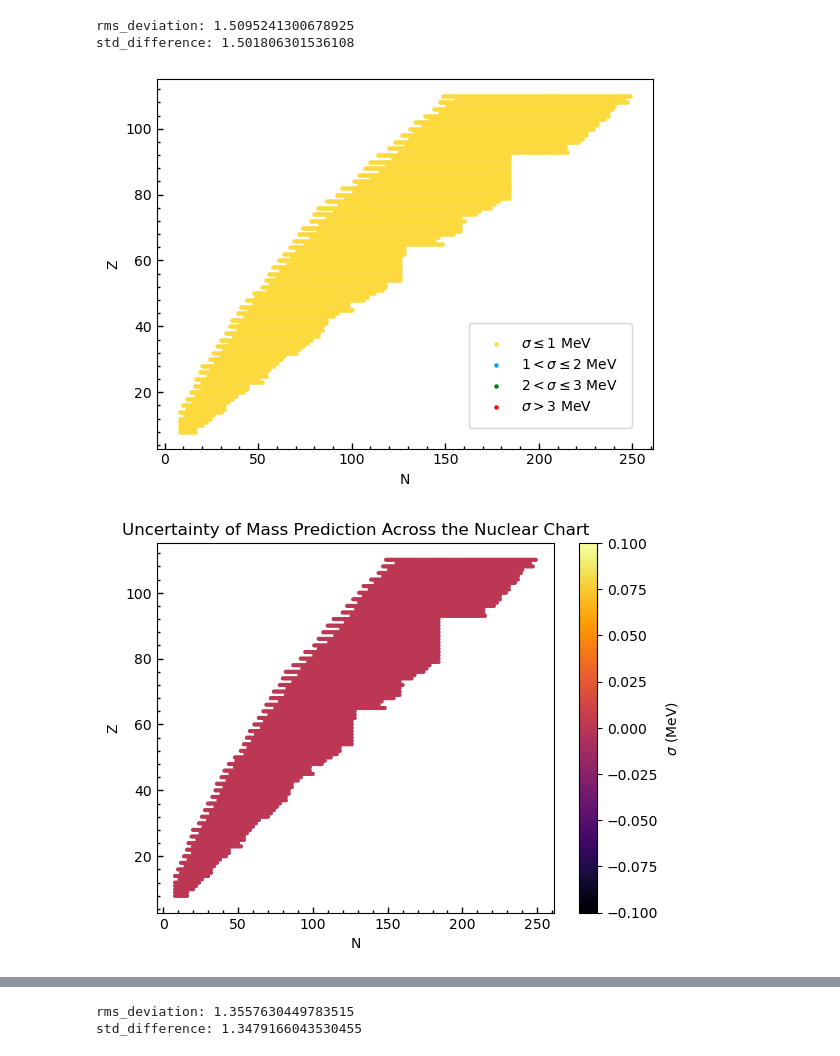
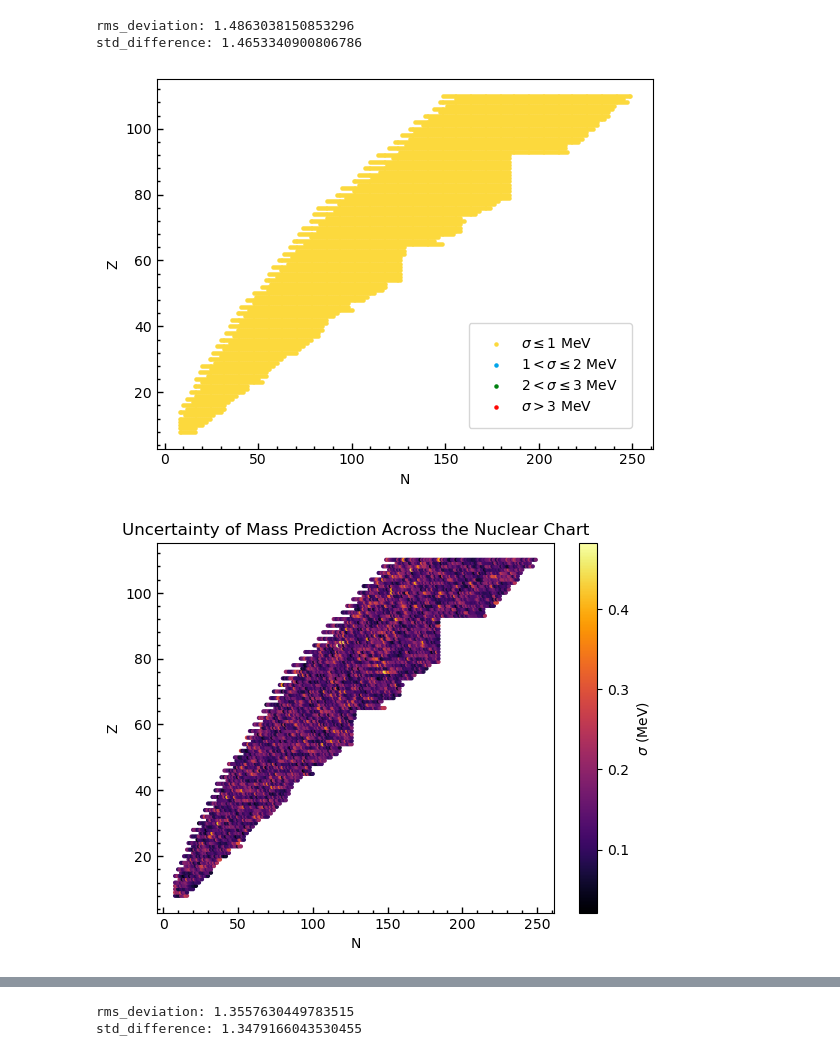
Before and after one commit to mzyudhistira/BSk24-Emu, a Jupyter notebook: analysis.ipynb, the cells around one changed output, grey strips where cells are left out. Saved outputs shown, nothing was run; the diff lists cells and outputs as text; code cells hidden in the pictures.

```diff
--- a/analysis.ipynb
+++ b/analysis.ipynb
@@ -10,12 +10,12 @@ import matplotlib.pyplot as plt
 import run_analysis
 import utils
 # %%
-result = ["EXT on diff, code:9186"]
+result = ["EXT on diff, code:5415"]
 dir = "data/output/"
 
 run_analysis.main(dir + result[0] + ".dat")
 # %% [output]
-rms_deviation: 1.5095241300678925
-std_difference: 1.501806301536108
+rms_deviation: 1.4863038150853296
+std_difference: 1.4653340900806786
 [figure]
-[figure, old version]
+[figure, new version]
```
Also changed, not shown: parts of 6 cells of this notebook, 4 other files.
